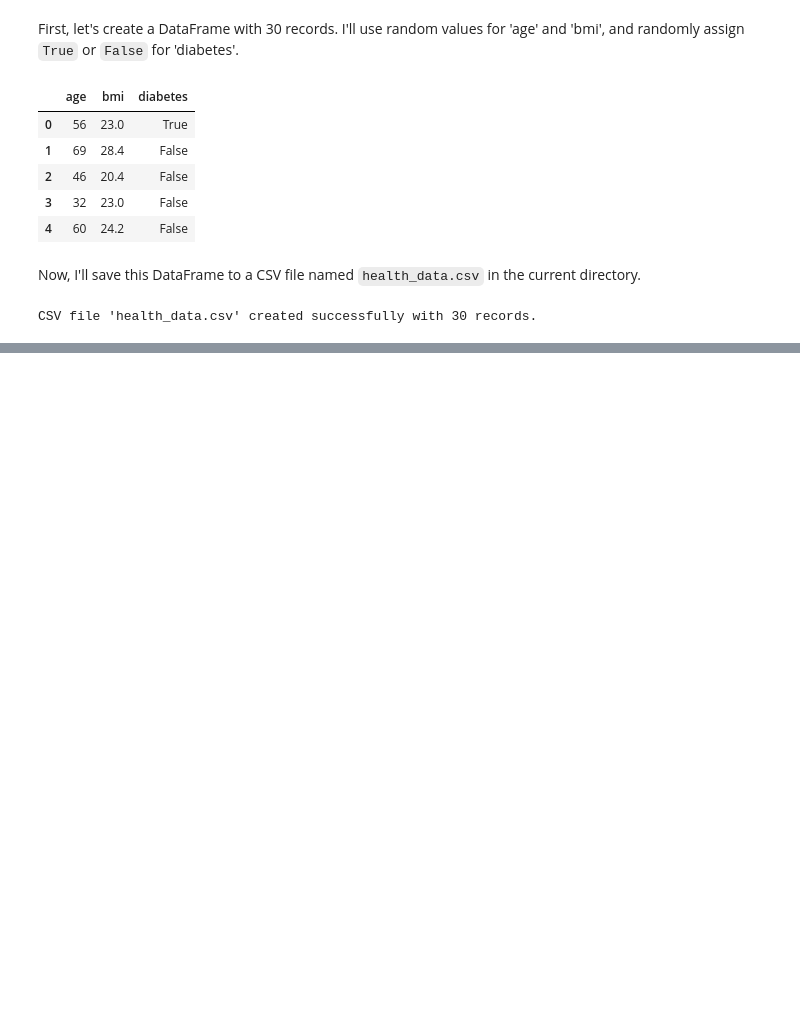
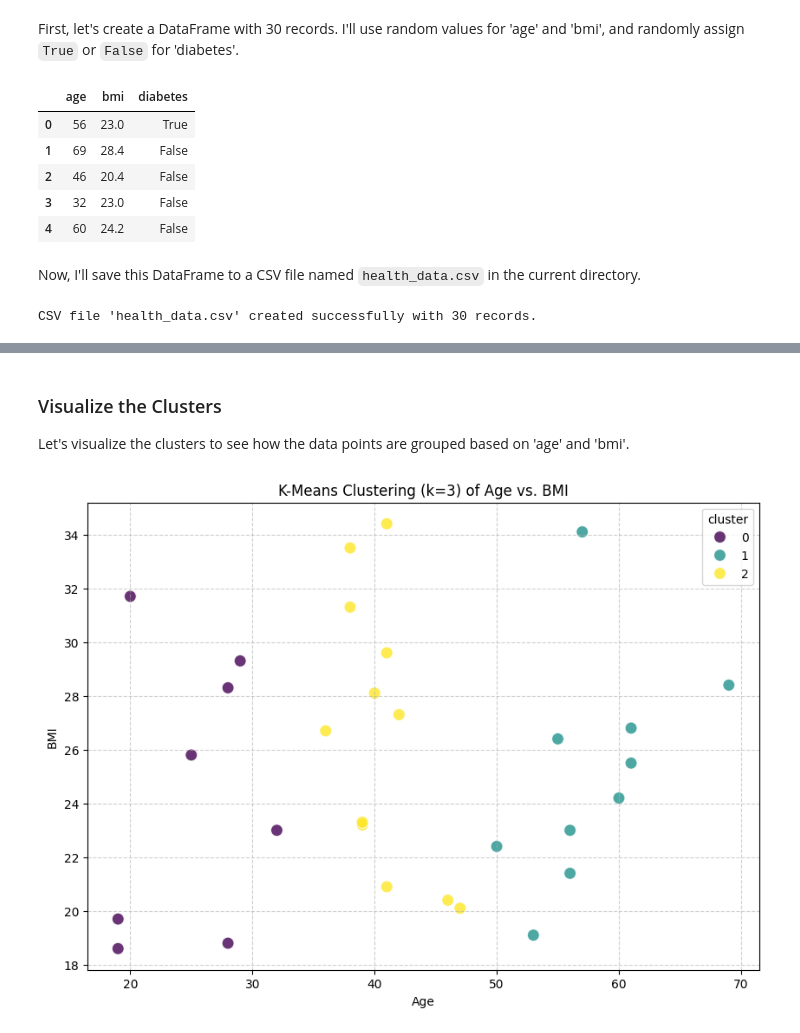
Before and after one commit to raisharad/GenerativeAIandAgenticAI, a Jupyter notebook: june6.ipynb, the cells around one changed output, grey strips where cells are left out. Drawn from its saved outputs; the diff is of its cells as text; code cells hidden in the pictures; blank space fills up the shorter version.

```diff
--- a/june6.ipynb
+++ b/june6.ipynb
@@ -55,0 +89,19 @@ model.fit(df[['age','bmi']],df['diabetes'])
+# %%
+from sklearn.cluster import KMeans
+import matplotlib.pyplot as plt
+import seaborn as sns
+
+# Prepare the data for clustering (features are 'age' and 'bmi')
+X = df[['age', 'bmi']]
+
+# Initialize and fit the KMeans model
+# Let's start with 3 clusters, but this can be adjusted.
+k = 3
+kmeans = KMeans(n_clusters=k, random_state=42, n_init=10) # n_init is set to 'auto' by default from sklearn 1.4
+kmeans.fit(X)
+
+# Add the cluster labels to the original DataFrame
+df['cluster'] = kmeans.labels_
+
+# Display the first few rows with the new cluster column
+display(df.head())
@@ -55,0 +115,14 @@ model.fit(df[['age','bmi']],df['diabetes'])
+# %% [markdown]
+### Visualize the Clusters
+
+Let's visualize the clusters to see how the data points are grouped based on 'age' and 'bmi'.
+# %%
+plt.figure(figsize=(10, 7))
+sns.scatterplot(x='age', y='bmi', hue='cluster', markers=X , data=df, palette='viridis', s=100, alpha=0.8)
+plt.title(f'K-Means Clustering (k={k}) of Age vs. BMI')
+plt.xlabel('Age')
+plt.ylabel('BMI')
+plt.grid(True, linestyle='--', alpha=0.6)
+plt.show()
+# %% [output]
+[figure, added]
```
Also changed, not shown: parts of 5 cells of this notebook.
